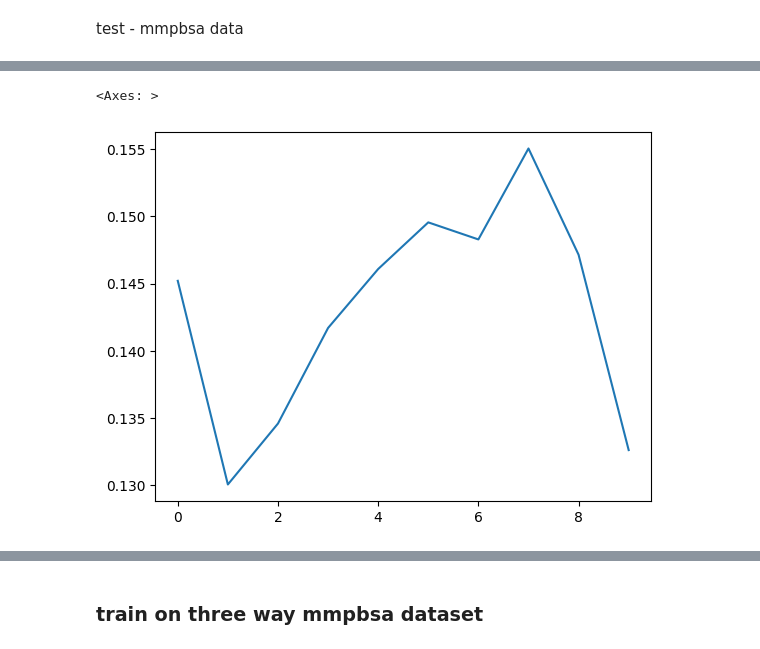
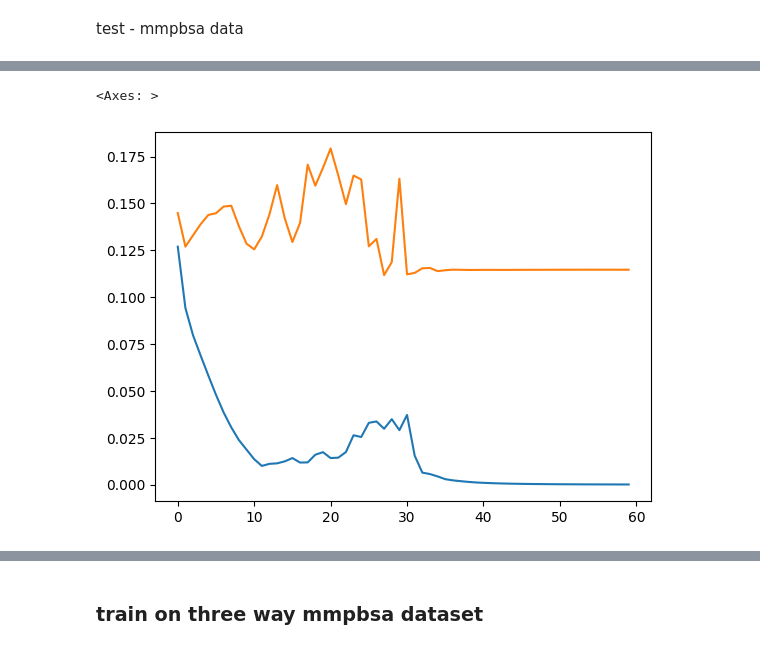
Before and after one commit to kunz-jonathan/BindCraft_uva_internship, a Jupyter notebook: surr_model/notebooks/esm_stripped.ipynb, the cells around one changed output, grey strips where cells are left out. Saved outputs shown, nothing was run; the diff lists cells and outputs as text; code cells hidden in the pictures.

```diff
--- a/surr_model/notebooks/esm_stripped.ipynb
+++ b/surr_model/notebooks/esm_stripped.ipynb
@@ -320,6 +407,7 @@ for entry, (x_prot, x_pept, y_val) in enumerate(mmpbsa_test_data_loader_three_sp
 # %%
 
-sns.lineplot(val_losses)
+sns.lineplot(train_losses_first)
+sns.lineplot(val_losses_first)
 # %% [output]
 <Axes: >
-[figure, old version]
+[figure, new version]
```
Also changed, not shown: parts of 33 cells of this notebook, 14 other files.
